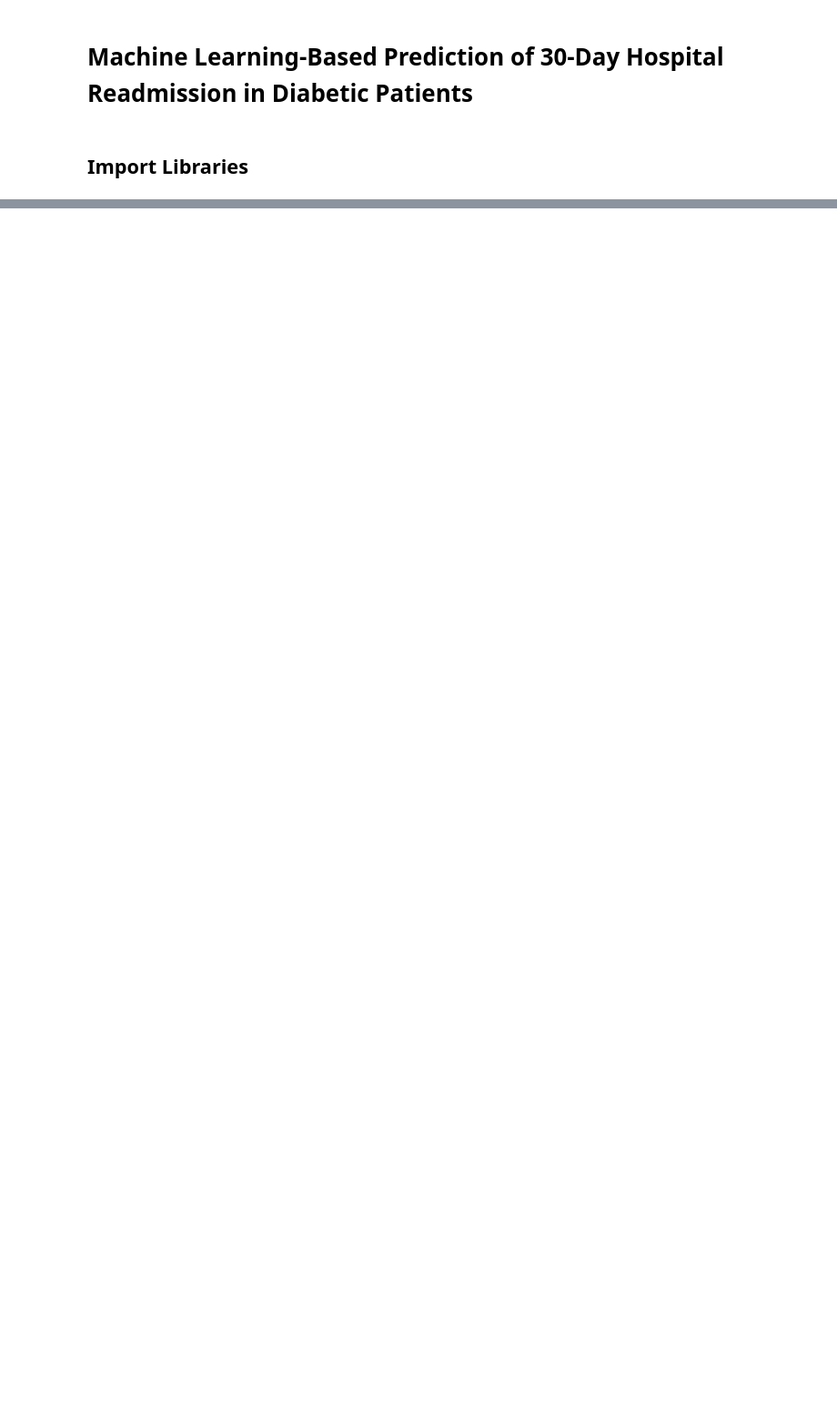
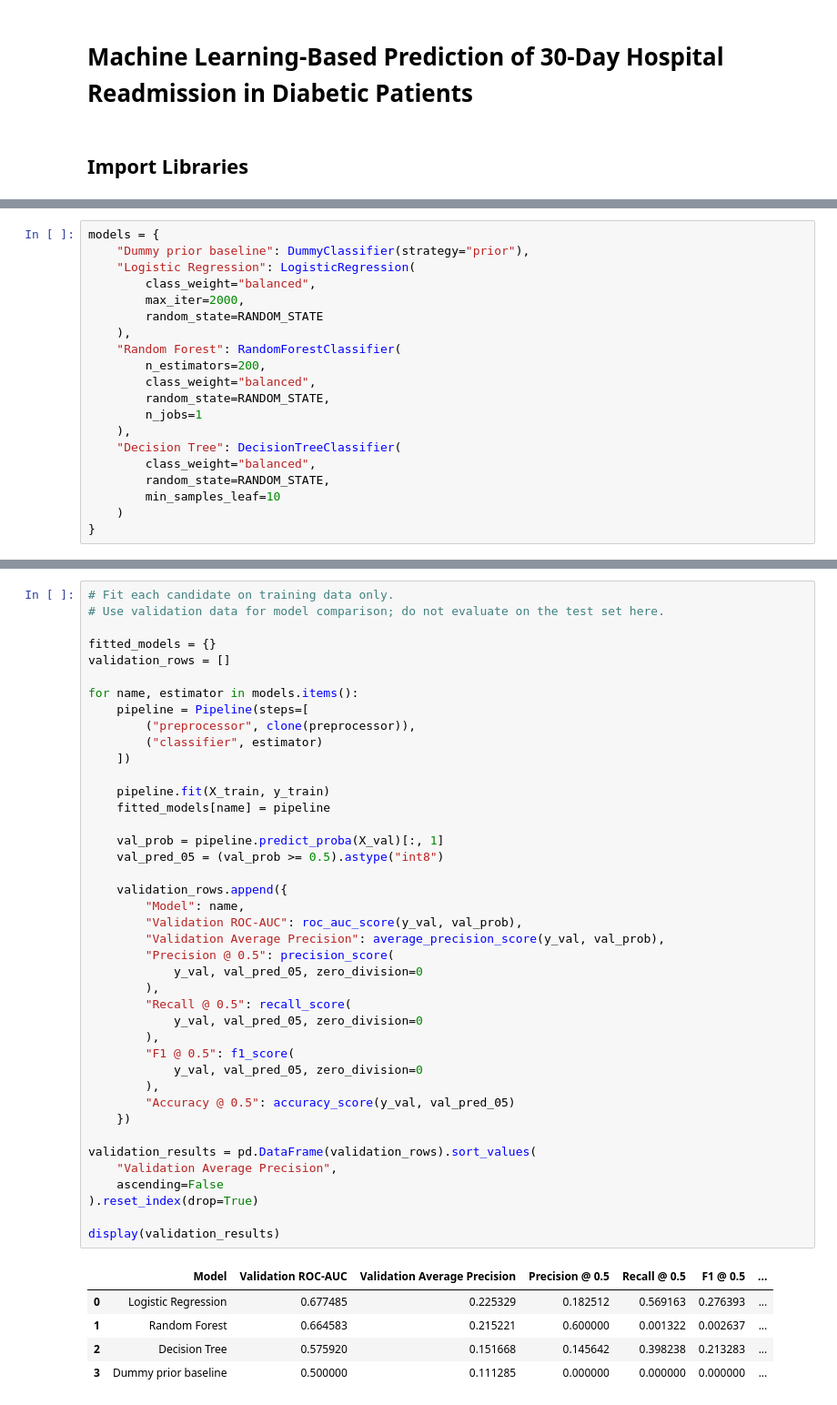
Before and after one commit to Dharm2005/diabetes-readmission-prediction-ml, a Jupyter notebook: Notebooks/05_model_building.ipynb, the cells around one changed output, grey strips where cells are left out. Shown at 91% size. Saved outputs shown, nothing was run; the diff lists cells and outputs as text; blank space fills up the shorter version.

```diff
--- a/Notebooks/05_model_building.ipynb
+++ b/Notebooks/05_model_building.ipynb
@@ -360,0 +230,20 @@ joblib.dump(log_model, "../models/final_model.pkl")
+# %%
+models = {
+    "Dummy prior baseline": DummyClassifier(strategy="prior"),
+    "Logistic Regression": LogisticRegression(
+        class_weight="balanced",
+        max_iter=2000,
+        random_state=RANDOM_STATE
+    ),
+    "Random Forest": RandomForestClassifier(
+        n_estimators=200,
+        class_weight="balanced",
+        random_state=RANDOM_STATE,
+        n_jobs=1
+    ),
+    "Decision Tree": DecisionTreeClassifier(
+        class_weight="balanced",
+        random_state=RANDOM_STATE,
+        min_samples_leaf=10
+    )
+}
@@ -360,0 +252,47 @@ joblib.dump(log_model, "../models/final_model.pkl")
+# %%
+# Fit each candidate on training data only.
+# Use validation data for model comparison; do not evaluate on the test set here.
+
+fitted_models = {}
+validation_rows = []
+
+for name, estimator in models.items():
+    pipeline = Pipeline(steps=[
+        ("preprocessor", clone(preprocessor)),
+        ("classifier", estimator)
+    ])
+
+    pipeline.fit(X_train, y_train)
+    fitted_models[name] = pipeline
+
+    val_prob = pipeline.predict_proba(X_val)[:, 1]
+    val_pred_05 = (val_prob >= 0.5).astype("int8")
+
+    validation_rows.append({
+        "Model": name,
+        "Validation ROC-AUC": roc_auc_score(y_val, val_prob),
+        "Validation Average Precision": average_precision_score(y_val, val_prob),
+        "Precision @ 0.5": precision_score(
+            y_val, val_pred_05, zero_division=0
+        ),
+        "Recall @ 0.5": recall_score(
+            y_val, val_pred_05, zero_division=0
+        ),
+        "F1 @ 0.5": f1_score(
+            y_val, val_pred_05, zero_division=0
+        ),
+        "Accuracy @ 0.5": accuracy_score(y_val, val_pred_05)
+    })
+
+validation_results = pd.DataFrame(validation_rows).sort_values(
+    "Validation Average Precision",
+    ascending=False
+).reset_index(drop=True)
+
+display(validation_results)
+# %% [output]
+|  | Model | Validation ROC-AUC | Validation Average Precision | Precision @ 0.5 | Recall @ 0.5 | F1 @ 0.5 | ... |
+| 0 | Logistic Regression | 0.677485 | 0.225329 | 0.182512 | 0.569163 | 0.276393 | ... |
+| 1 | Random Forest | 0.664583 | 0.215221 | 0.600000 | 0.001322 | 0.002637 | ... |
+| 2 | Decision Tree | 0.575920 | 0.151668 | 0.145642 | 0.398238 | 0.213283 | ... |
+| 3 | Dummy prior baseline | 0.500000 | 0.111285 | 0.000000 | 0.000000 | 0.000000 | ... |
```
Also changed, not shown: parts of 52 cells of this notebook, 11 other files.
